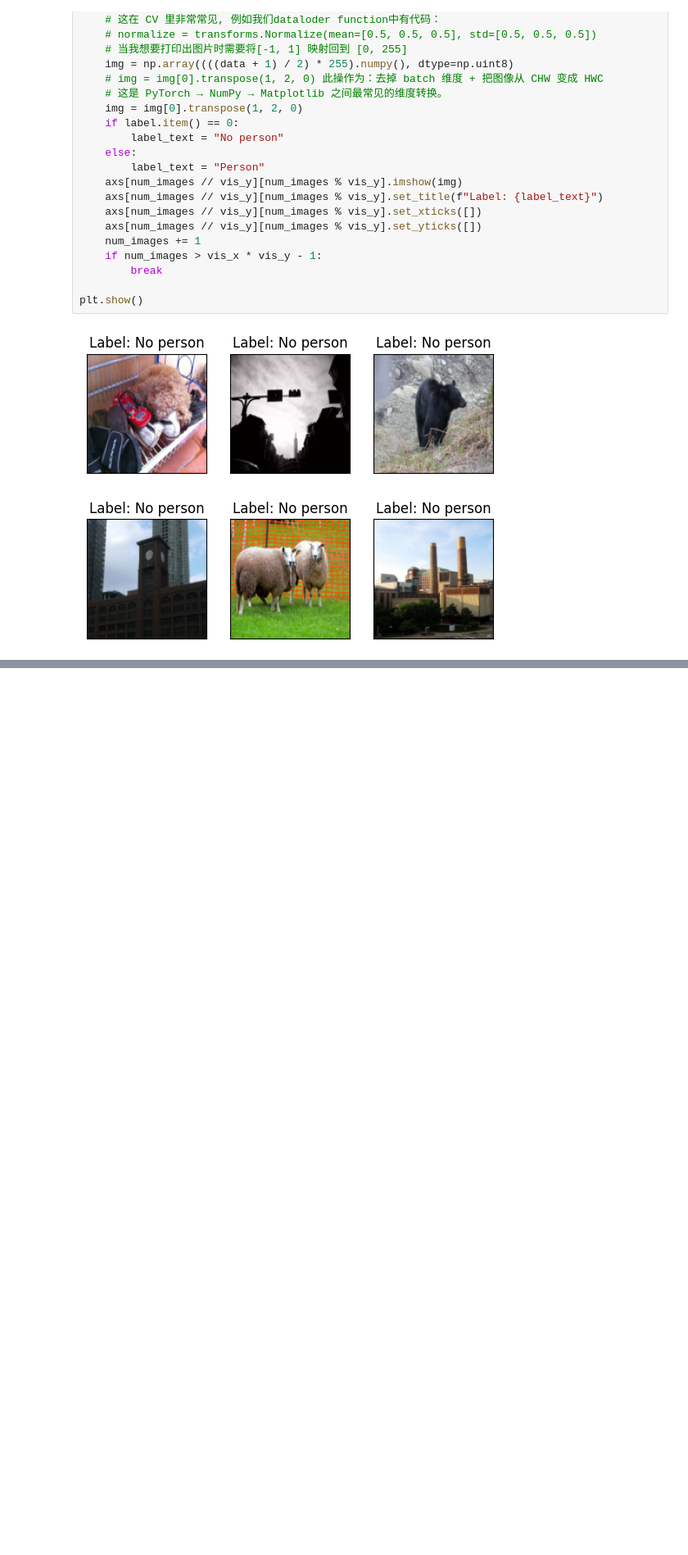
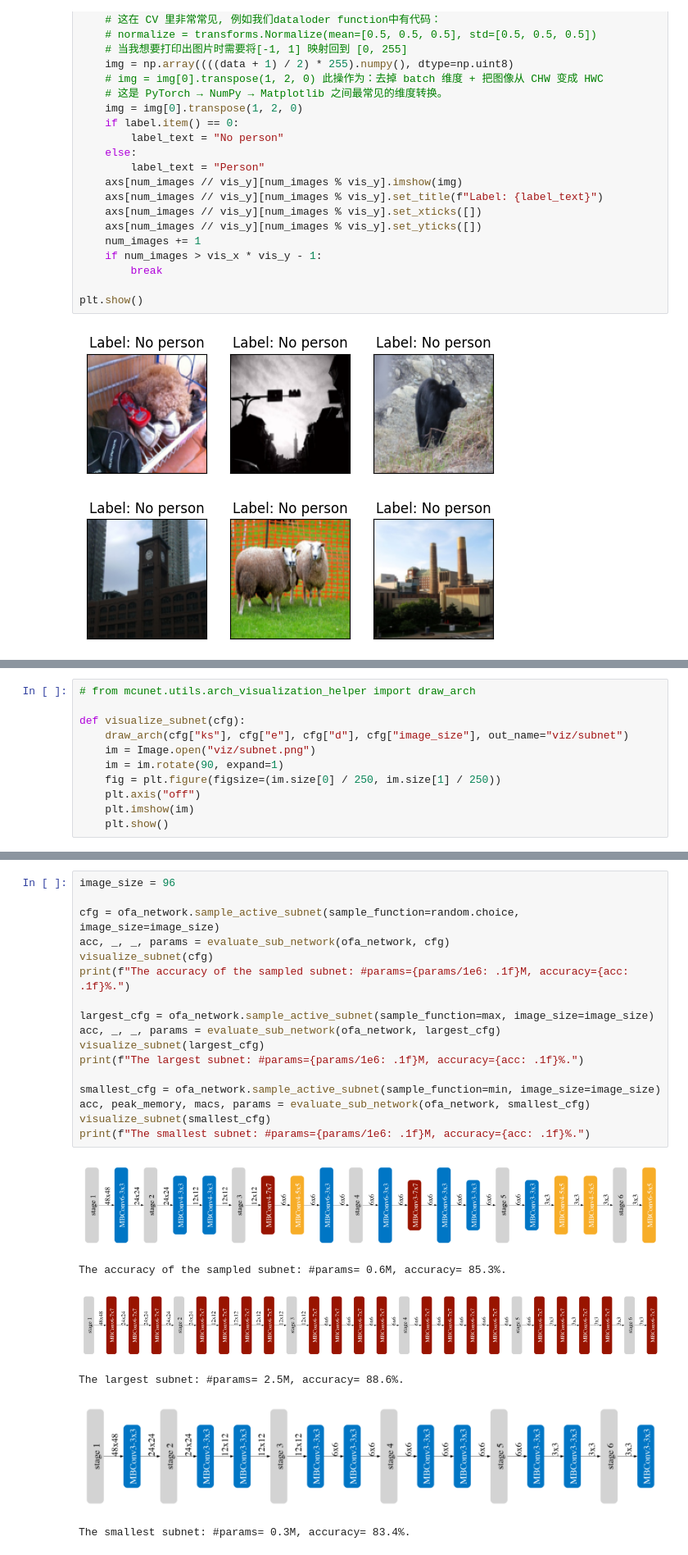
Before and after one commit to cilinmengye/Study-for-MIT6.5940_2024_TinyML-and-Efficient-Deep-Learning-Computing, a Jupyter notebook: LAB3_NAS/main.ipynb, the cells around one changed output, grey strips where cells are left out. Shown at 82% size. Cells and saved outputs as stored; diff of their text form; blank space fills up the shorter version.

Commit message:
doing Lab3 start: super network

```diff
--- a/LAB3_NAS/main.ipynb
+++ b/LAB3_NAS/main.ipynb
@@ -167,0 +265,11 @@ plt.show()
+# %%
+# from mcunet.utils.arch_visualization_helper import draw_arch
+
+def visualize_subnet(cfg):
+    draw_arch(cfg["ks"], cfg["e"], cfg["d"], cfg["image_size"], out_name="viz/subnet")
+    im = Image.open("viz/subnet.png")
+    im = im.rotate(90, expand=1)
+    fig = plt.figure(figsize=(im.size[0] / 250, im.size[1] / 250))
+    plt.axis("off")
+    plt.imshow(im)
+    plt.show()
@@ -167,0 +285,24 @@ plt.show()
+# %%
+image_size = 96
+
+cfg = ofa_network.sample_active_subnet(sample_function=random.choice, image_size=image_size)
+acc, _, _, params = evaluate_sub_network(ofa_network, cfg)
+visualize_subnet(cfg)
+print(f"The accuracy of the sampled subnet: #params={params/1e6: .1f}M, accuracy={acc: .1f}%.")
+
+largest_cfg = ofa_network.sample_active_subnet(sample_function=max, image_size=image_size)
+acc, _, _, params = evaluate_sub_network(ofa_network, largest_cfg)
+visualize_subnet(largest_cfg)
+print(f"The largest subnet: #params={params/1e6: .1f}M, accuracy={acc: .1f}%.")
+
+smallest_cfg = ofa_network.sample_active_subnet(sample_function=min, image_size=image_size)
+acc, peak_memory, macs, params = evaluate_sub_network(ofa_network, smallest_cfg)
+visualize_subnet(smallest_cfg)
+print(f"The smallest subnet: #params={params/1e6: .1f}M, accuracy={acc: .1f}%.")
+# %% [output]
+[figure, added]
+The accuracy of the sampled subnet: #params= 0.6M, accuracy= 85.3%.
+[figure, added]
+The largest subnet: #params= 2.5M, accuracy= 88.6%.
+[figure, added]
+The smallest subnet: #params= 0.3M, accuracy= 83.4%.
```
Also changed, not shown: parts of 14 cells of this notebook, 2 other files.
